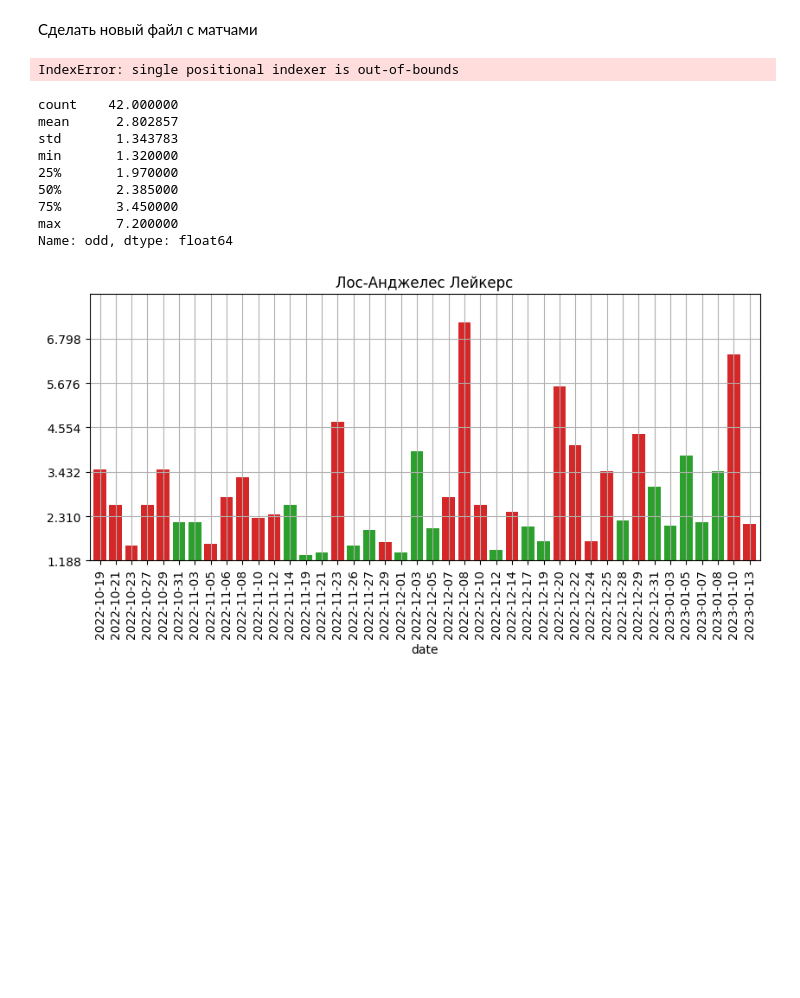
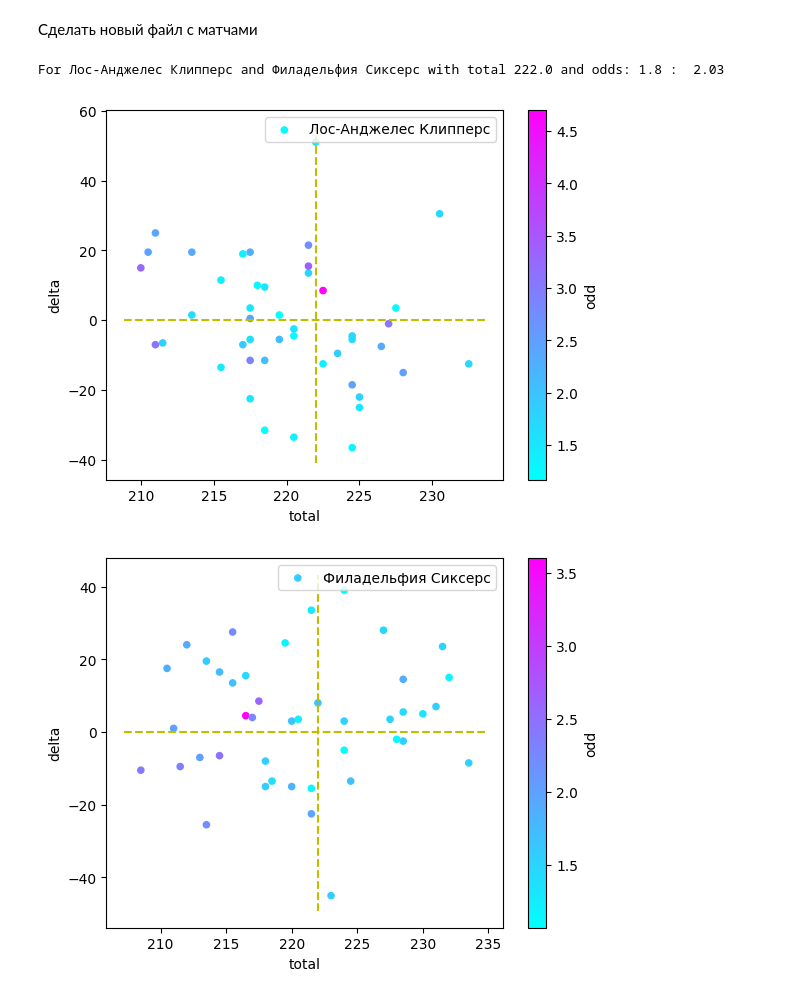
Before and after one commit to glahiator/basket_total, a Jupyter notebook: analyze.ipynb, the cells around one changed output. Saved outputs shown, nothing was run; the diff lists cells and outputs as text; code cells hidden in the pictures; blank space fills up the shorter version.

Commit message:
Last analyze with split on home or away matches

```diff
--- a/analyze.ipynb
+++ b/analyze.ipynb
@@ -112,29 +128,15 @@ def complete_match(home, away, total):
 # %%
 import datetime, json
 import pandas as pd
 
 today = pd.read_json("storage/today.json" )
 del today["id"]
 del today["gandicap"]
 
-m = today.iloc[]
+m = today.iloc[3]
 print( f"For {m['home']} and {m['away']} with total {m['total']} and odds: {m['odd_h']} :  {m['odd_a']}")
 complete_match( m['home'], m['away'], m['total'] )
-
-get_team_chrono_delta( m['home'], m['total'] )
-get_team_chrono_delta( m['away'], m['total'] )
 # %% [output]
-IndexError: single positional indexer is out-of-bounds
+For Лос-Анджелес Клипперс and Филадельфия Сиксерс with total 222.0 and odds: 1.8 :  2.03
+[figure, added]
+[figure, added]
-# %%
-get_team_chrono_odd( m['home'] )
-# %% [output]
-count    42.000000
-mean      2.802857
-std       1.343783
-min       1.320000
-25%       1.970000
-50%       2.385000
-75%       3.450000
-max       7.200000
-Name: odd, dtype: float64
-[figure, removed]
```
Also changed, not shown: parts of 6 cells of this notebook, 4 other files.
